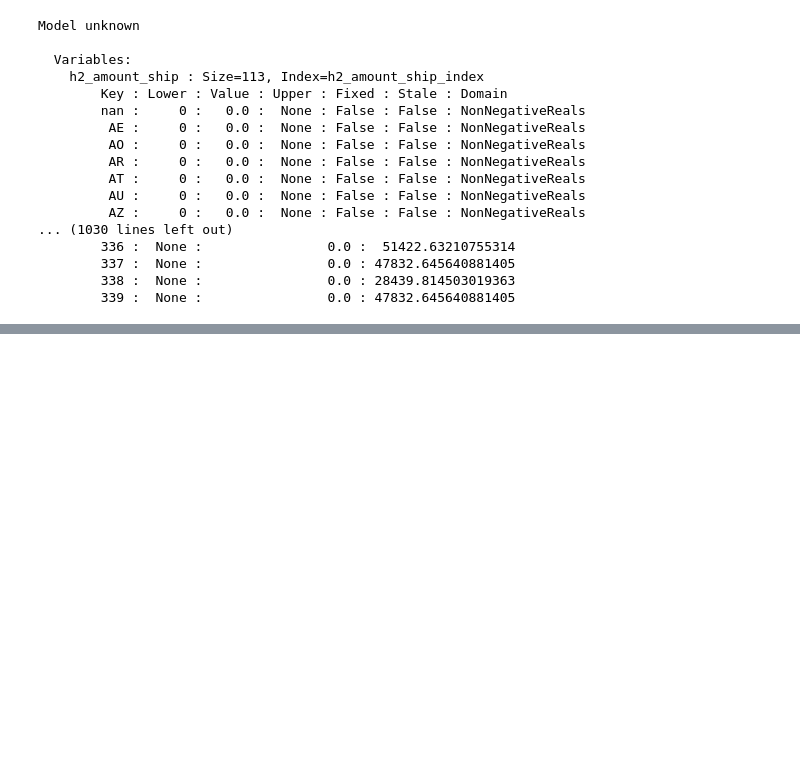
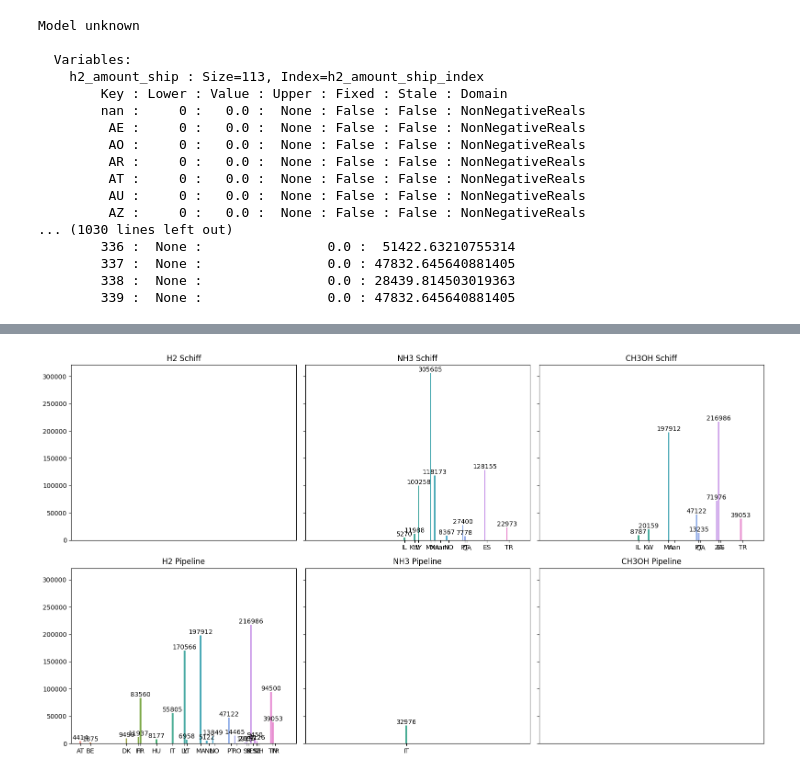
Before and after one commit to FaKurz/hydro_opt, a Jupyter notebook: pyomo_test.ipynb, the cells around one changed output, grey strips where cells are left out. Cells and saved outputs as stored; diff of their text form; code cells hidden in the pictures; blank space fills up the shorter version.

Commit message:
first visuals

```diff
--- a/pyomo_test.ipynb
+++ b/pyomo_test.ipynb
@@ -130,0 +137,10 @@ Model unknown
+# %%
+# save model results to dicts
+opt_h2_amount_pipeline = {x:instance.h2_amount_pipeline[x].value for x in instance.country}
+opt_h2_amount_ship = {x:instance.h2_amount_ship[x].value for x in instance.country}
+
+opt_nh3_amount_pipeline = {x:instance.nh3_amount_pipeline[x].value for x in instance.country}
+opt_nh3_amount_ship = {x:instance.nh3_amount_ship[x].value for x in instance.country}
+
+opt_ch3oh_amount_pipeline = {x:instance.ch3oh_amount_pipeline[x].value for x in instance.country}
+opt_ch3oh_amount_ship = {x:instance.ch3oh_amount_ship[x].value for x in instance.country}
@@ -130,0 +168,49 @@ Model unknown
+# %%
+fig, ax = plt.subplots(2, 3, sharey=True, figsize=(16, 9))
+
+def add_conditional_ticklabels(ax, x, y):
+    valid_x = [x_val for x_val, y_val in zip(x, y) if y_val > 0]
+    valid_idx = [i for i, y_val in enumerate(y) if y_val > 0]
+
+    ax.set_xticks(valid_idx)
+    ax.set_xticklabels(valid_x)
+
+    for i, bar in enumerate(ax.patches):
+        height = bar.get_height()
+        if height > 0:
+            ax.text(
+                bar.get_x() + bar.get_width() / 2,
+                height,
+                '%d' % int(height),
+                ha='center',
+                va='bottom'
+            )
+
+# H2
+ax[0, 0].set_title("H2 Schiff")
+sns.barplot(x=list(opt_h2_amount_ship.keys()), y=list(opt_h2_amount_ship.values()), ax=ax[0, 0])
+ax[1, 0].set_title("H2 Pipeline")
+sns.barplot(x=list(opt_h2_amount_pipeline.keys()), y=list(opt_h2_amount_pipeline.values()), ax=ax[1, 0])
+add_conditional_ticklabels(ax[0, 0], list(opt_h2_amount_ship.keys()), list(opt_h2_amount_ship.values()))
+add_conditional_ticklabels(ax[1, 0], list(opt_h2_amount_pipeline.keys()), list(opt_h2_amount_pipeline.values()))
+
+# NH3
+ax[0, 1].set_title("NH3 Schiff")
+sns.barplot(x=list(opt_nh3_amount_ship.keys()), y=list(opt_nh3_amount_ship.values()), ax=ax[0, 1])
+ax[1, 1].set_title("NH3 Pipeline")
+sns.barplot(x=list(opt_nh3_amount_pipeline.keys()), y=list(opt_nh3_amount_pipeline.values()), ax=ax[1, 1])
+add_conditional_ticklabels(ax[0, 1], list(opt_nh3_amount_ship.keys()), list(opt_nh3_amount_ship.values()))
+add_conditional_ticklabels(ax[1, 1], list(opt_nh3_amount_pipeline.keys()), list(opt_nh3_amount_pipeline.values()))
+
+# CH3OH
+ax[0, 2].set_title("CH3OH Schiff")
+sns.barplot(x=list(opt_ch3oh_amount_ship.keys()), y=list(opt_ch3oh_amount_ship.values()), ax=ax[0, 2])
+ax[1, 2].set_title("CH3OH Pipeline")
+sns.barplot(x=list(opt_ch3oh_amount_pipeline.keys()), y=list(opt_ch3oh_amount_pipeline.values()), ax=ax[1, 2])
+add_conditional_ticklabels(ax[0, 2], list(opt_ch3oh_amount_ship.keys()), list(opt_ch3oh_amount_ship.values()))
+add_conditional_ticklabels(ax[1, 2], list(opt_ch3oh_amount_pipeline.keys()), list(opt_ch3oh_amount_pipeline.values()))
+
+plt.tight_layout()
+plt.show()
+# %% [output]
+[figure, added]
```
Also changed, not shown: parts of 5 cells of this notebook.
